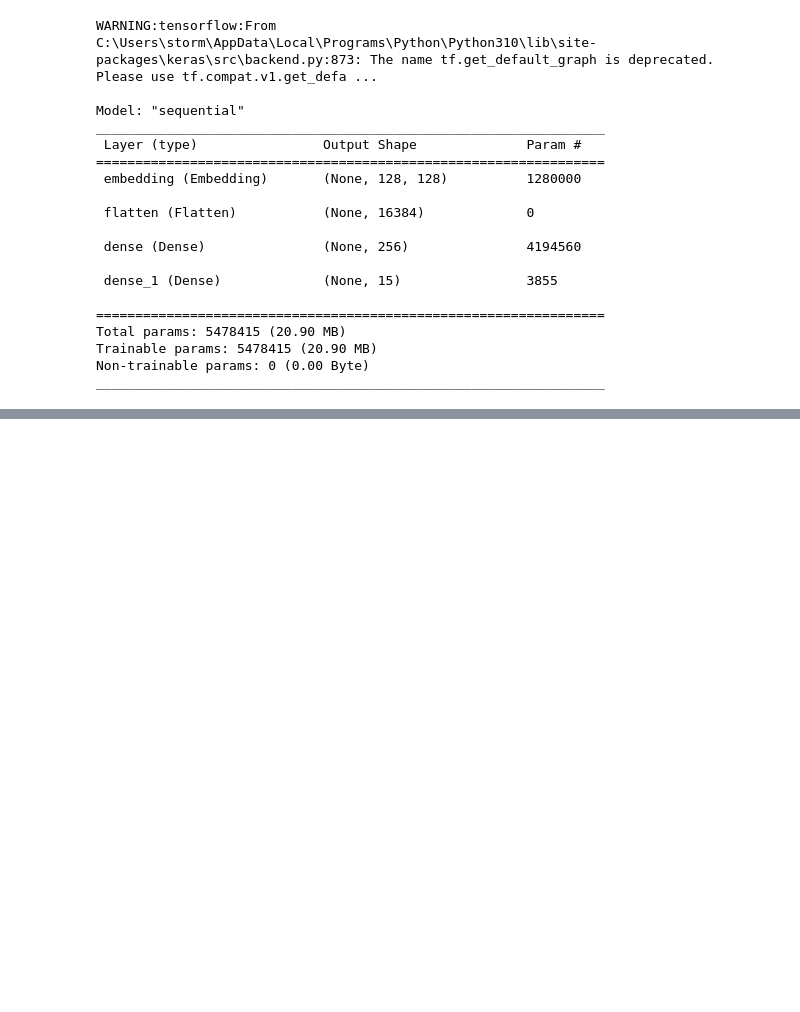
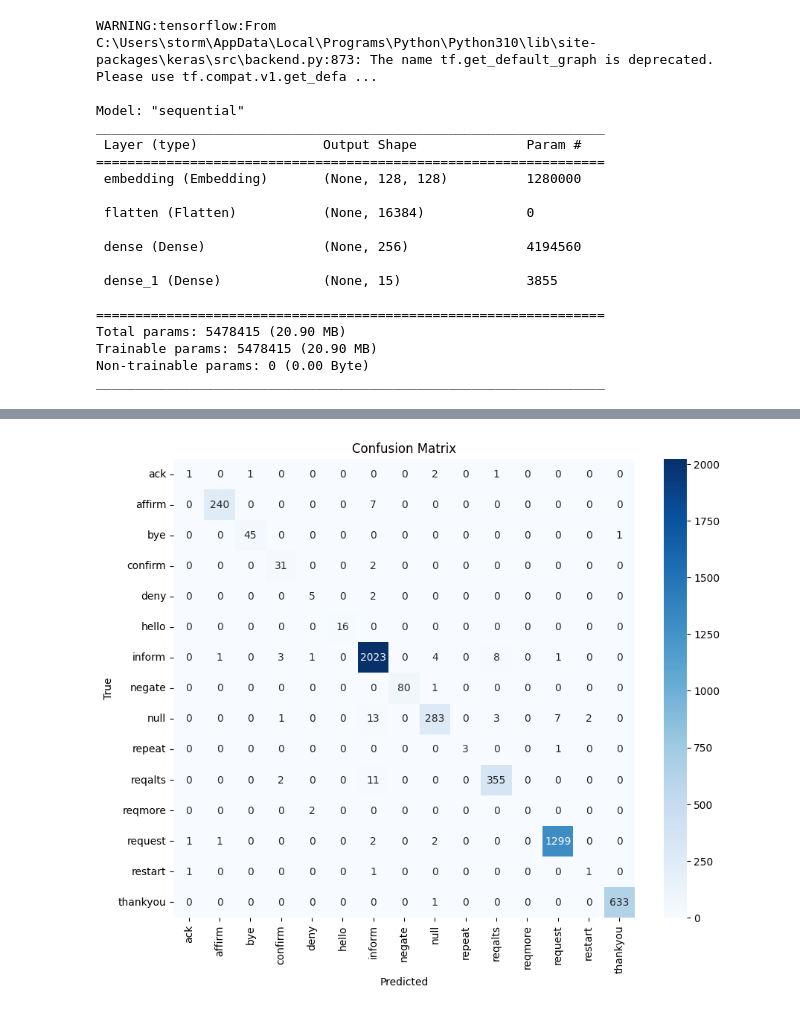
Before and after one commit to stormjoannes/MAIR_1, a Jupyter notebook: assignment 1.ipynb, the cells around one changed output, grey strips where cells are left out. Cells and saved outputs as stored; diff of their text form; code cells hidden in the pictures; blank space fills up the shorter version.

```diff
--- a/assignment 1.ipynb
+++ b/assignment 1.ipynb
@@ -307,0 +334,26 @@ Epoch 5/5
+# %%
+from sklearn.metrics import confusion_matrix
+import seaborn as sns
+import matplotlib.pyplot as plt
+
+# Get the predictions for the test set
+y_pred = model.predict(test_sentences)
+y_pred_labels = np.argmax(y_pred, axis=1)  # Convert probabilities to predicted class labels
+
+# Use test_labels directly if they are not one-hot encoded
+y_true_labels = test_labels
+
+# Generate confusion matrix
+cm = confusion_matrix(y_true_labels, y_pred_labels)
+
+# Get the actual class names (the inverse transform from LabelEncoder)
+class_names = le.inverse_transform(np.unique(y_true_labels))
+
+# Plot the confusion matrix with actual labels
+plt.figure(figsize=(10, 8))
+sns.heatmap(cm, annot=True, fmt='d', cmap='Blues', xticklabels=class_names, yticklabels=class_names)
+plt.xlabel('Predicted')
+plt.ylabel('True')
+plt.title('Confusion Matrix')
+plt.show()
+# %% [output]
@@ -308,3 +361,4 @@ Epoch 5/5
+[figure, added]
 # %%
 test_loss, test_acc = model.evaluate(test_sentences, test_labels)
 print(f"Test Accuracy: {test_acc * 100:.2f}%")
```
Also changed, not shown: parts of 18 cells of this notebook.
